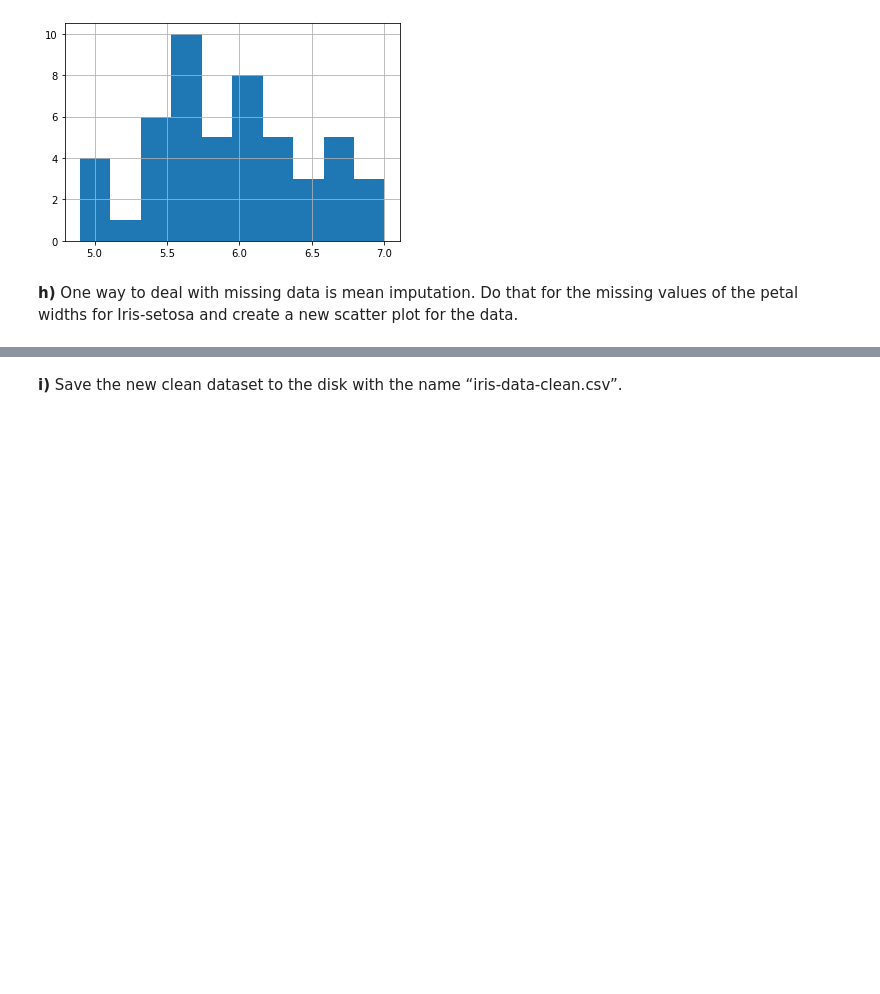
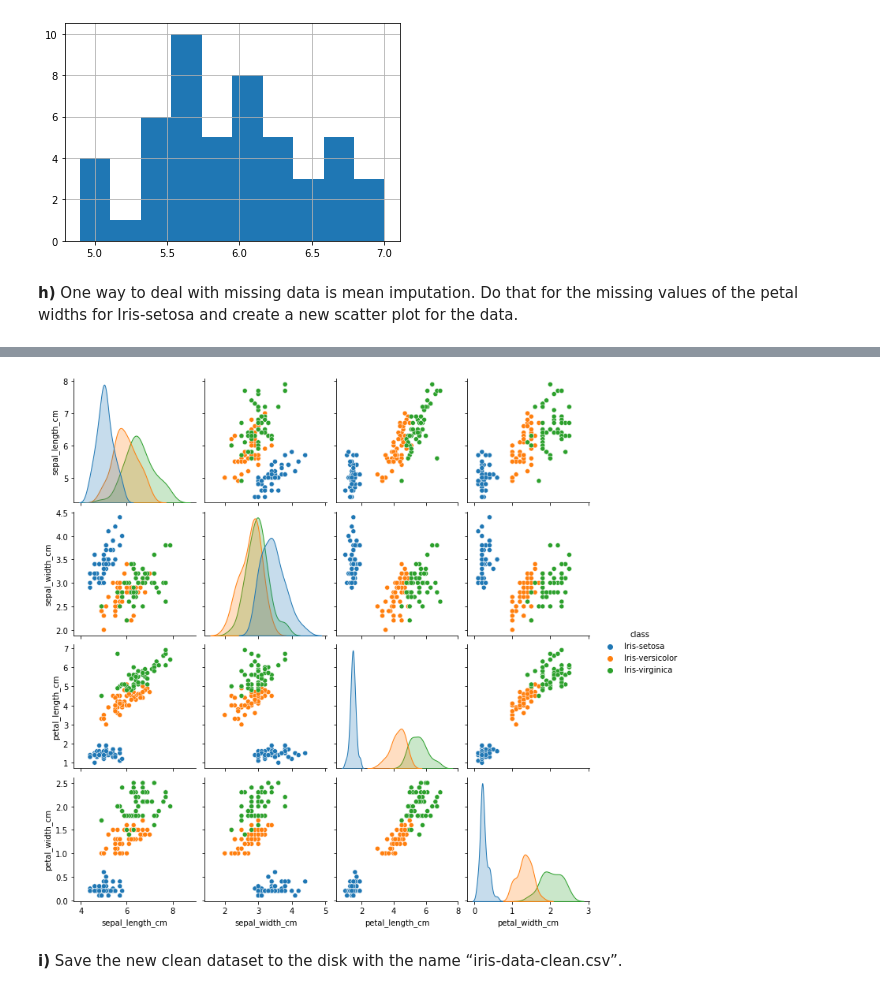
Before and after one commit to Educorreia932/FEUP-IART, a Jupyter notebook: Exercises/5. Supervised Learning/5.2 Iris flower data set/notebook.ipynb, the cells around one changed output, grey strips where cells are left out. Drawn from its saved outputs; the diff is of its cells as text; code cells hidden in the pictures; blank space fills up the shorter version.

```diff
--- a/Exercises/5. Supervised Learning/5.2 Iris flower data set/notebook.ipynb
+++ b/Exercises/5. Supervised Learning/5.2 Iris flower data set/notebook.ipynb
@@ -85,3 +85,8 @@ df.loc[df['class'] == 'Iris-versicolor', 'sepal_length_cm'].hist();
 # %% [markdown]
 **h)** One way to deal with missing data is mean imputation. Do that for the missing values of the
 petal widths for Iris-setosa and create a new scatter plot for the data.
+# %%
+average_petal_width = df.loc[df['class'] == 'Iris-setosa', 'petal_width_cm'].mean()
+
+df.loc[(df['class'] == 'Iris-setosa') & (df['petal_width_cm'].isnull()), 'petal_width_cm'] = average_petal_width
+df.loc[(df['class'] == 'Iris-setosa') & (df['petal_width_cm'] == average_petal_width)]
@@ -88,2 +100,6 @@ petal widths for Iris-setosa and create a new scatter plot for the data.
+# %%
+sns.pairplot(df, hue='class');
+# %% [output]
+[figure, added]
 # %% [markdown]
 **i)** Save the new clean dataset to the disk with the name “iris-data-clean.csv”.
```
Also changed, not shown: parts of 16 cells of this notebook, 2 other files.
